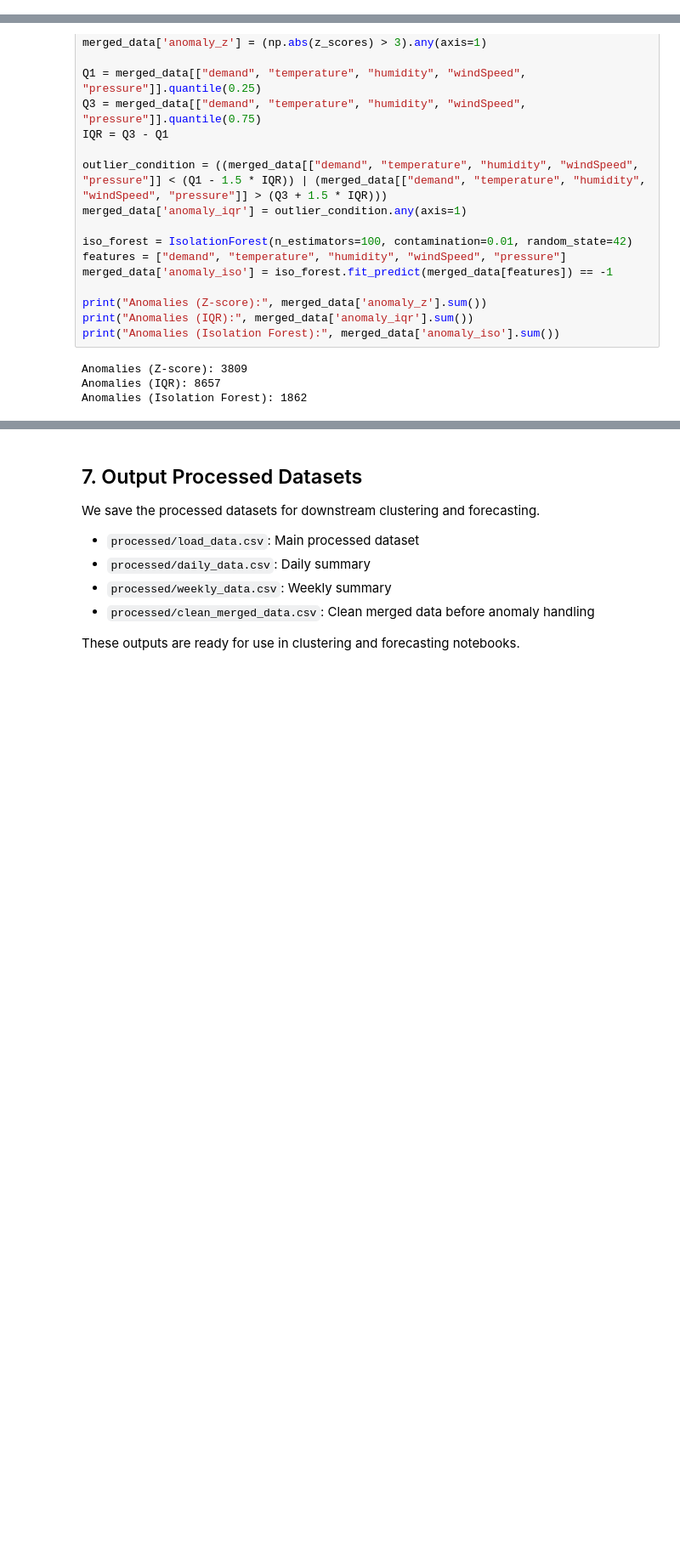
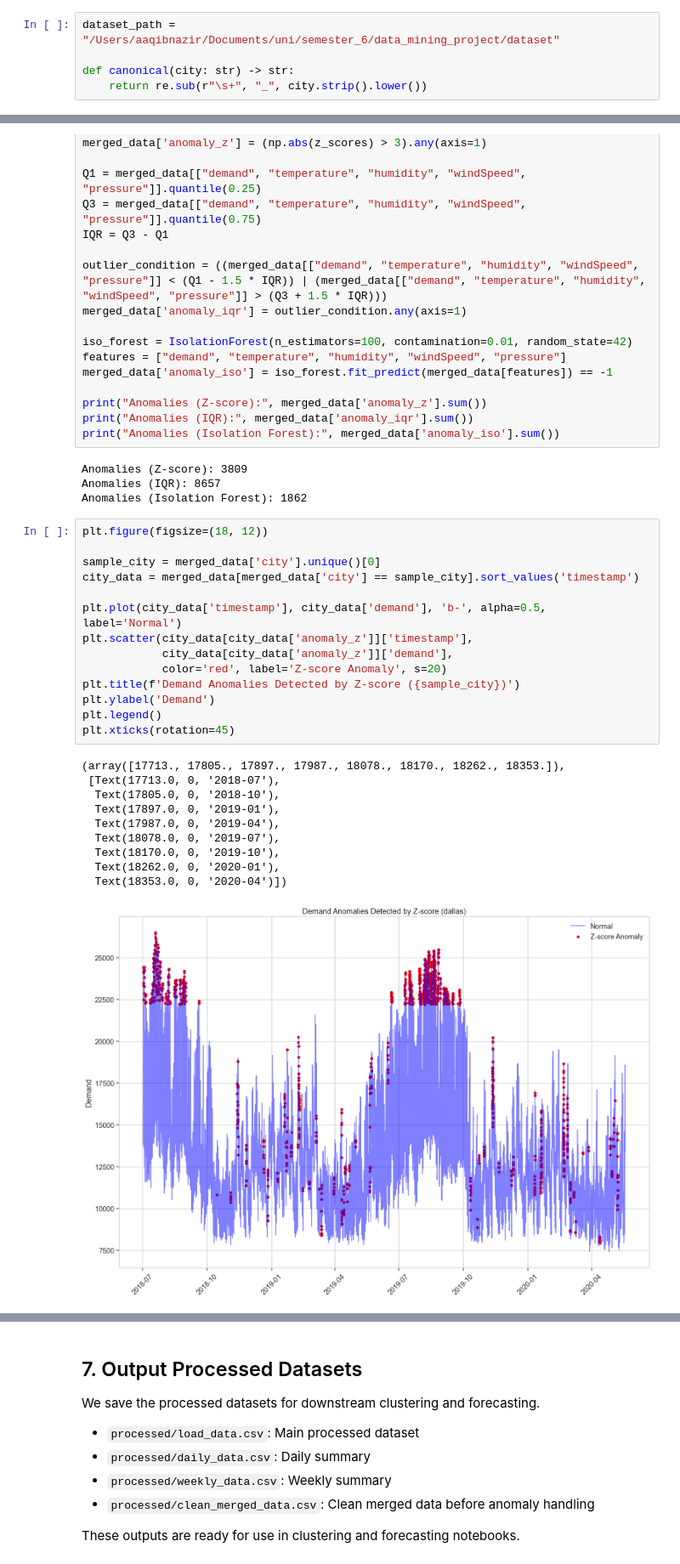
Before and after one commit to aaqib-ahmed-nazir/Electricity-Demand-Forecast-ML, a Jupyter notebook: notebooks/data_preprocessing.ipynb, the cells around one changed output, grey strips where cells are left out. Shown at 85% size. Saved outputs shown, nothing was run; the diff lists cells and outputs as text; blank space fills up the shorter version.

Commit message:
added graphs for anomalies

```diff
--- a/notebooks/data_preprocessing.ipynb
+++ b/notebooks/data_preprocessing.ipynb
@@ -46,4 +48,9 @@ sns.set_context("notebook", font_scale=1.2)
 ## 1. Loading & Inspection
 
 We load and merge all CSV files for the ten cities into a single unified dataset. City names are standardized (canonicalized) and timestamps are converted to datetime objects. This ensures that, for example, 'New York', 'NEW YORK', and 'new york' are all treated as 'new_york'. We then review the schema and sample records.
+# %%
+dataset_path = "/Users/aaqibnazir/Documents/uni/semester_6/data_mining_project/dataset"
+
+def canonical(city: str) -> str:
+    return re.sub(r"\s+", "_", city.strip().lower())
 # %%
@@ -219,3 +244,28 @@ print("Anomalies (Isolation Forest):", merged_data['anomaly_iso'].sum())
 Anomalies (Z-score): 3809
 Anomalies (IQR): 8657
 Anomalies (Isolation Forest): 1862
+# %%
+plt.figure(figsize=(18, 12))
+
+sample_city = merged_data['city'].unique()[0]
+city_data = merged_data[merged_data['city'] == sample_city].sort_values('timestamp')
+
+plt.plot(city_data['timestamp'], city_data['demand'], 'b-', alpha=0.5, label='Normal')
+plt.scatter(city_data[city_data['anomaly_z']]['timestamp'],
+            city_data[city_data['anomaly_z']]['demand'],
+            color='red', label='Z-score Anomaly', s=20)
+plt.title(f'Demand Anomalies Detected by Z-score ({sample_city})')
+plt.ylabel('Demand')
+plt.legend()
+plt.xticks(rotation=45)
+# %% [output]
+(array([17713., 17805., 17897., 17987., 18078., 18170., 18262., 18353.]),
+ [Text(17713.0, 0, '2018-07'),
+  Text(17805.0, 0, '2018-10'),
+  Text(17897.0, 0, '2019-01'),
+  Text(17987.0, 0, '2019-04'),
+  Text(18078.0, 0, '2019-07'),
+  Text(18170.0, 0, '2019-10'),
+  Text(18262.0, 0, '2020-01'),
+  Text(18353.0, 0, '2020-04')])
+[figure, added]
```
Also changed, not shown: parts of 7 cells of this notebook.
